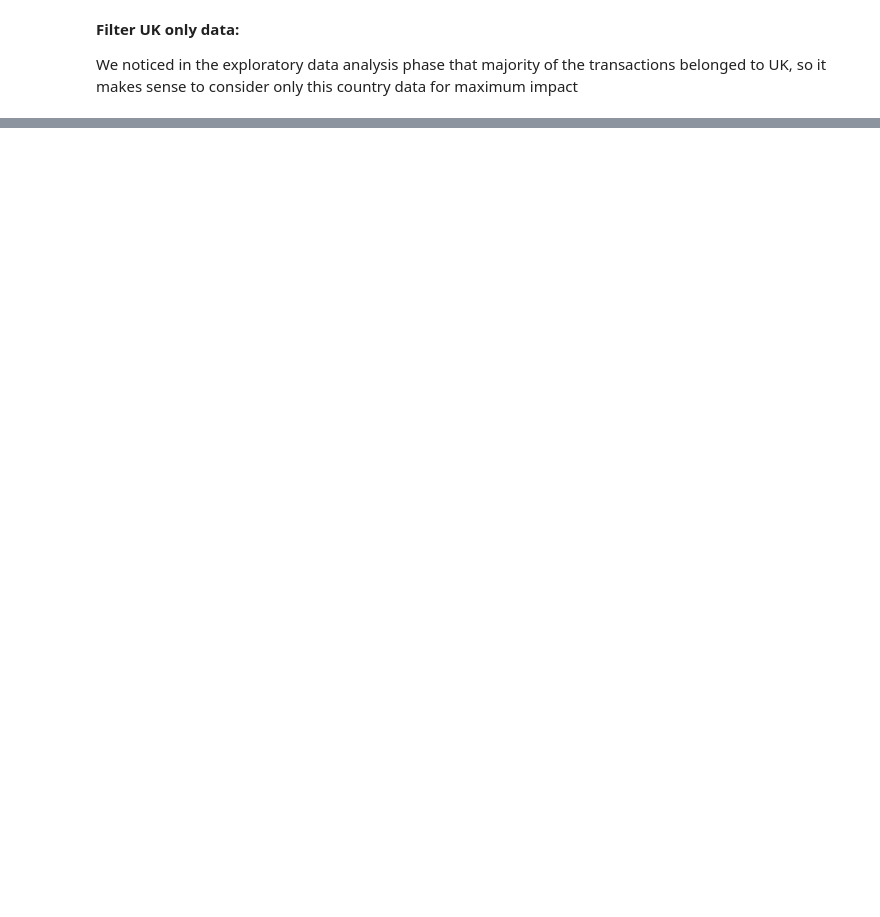
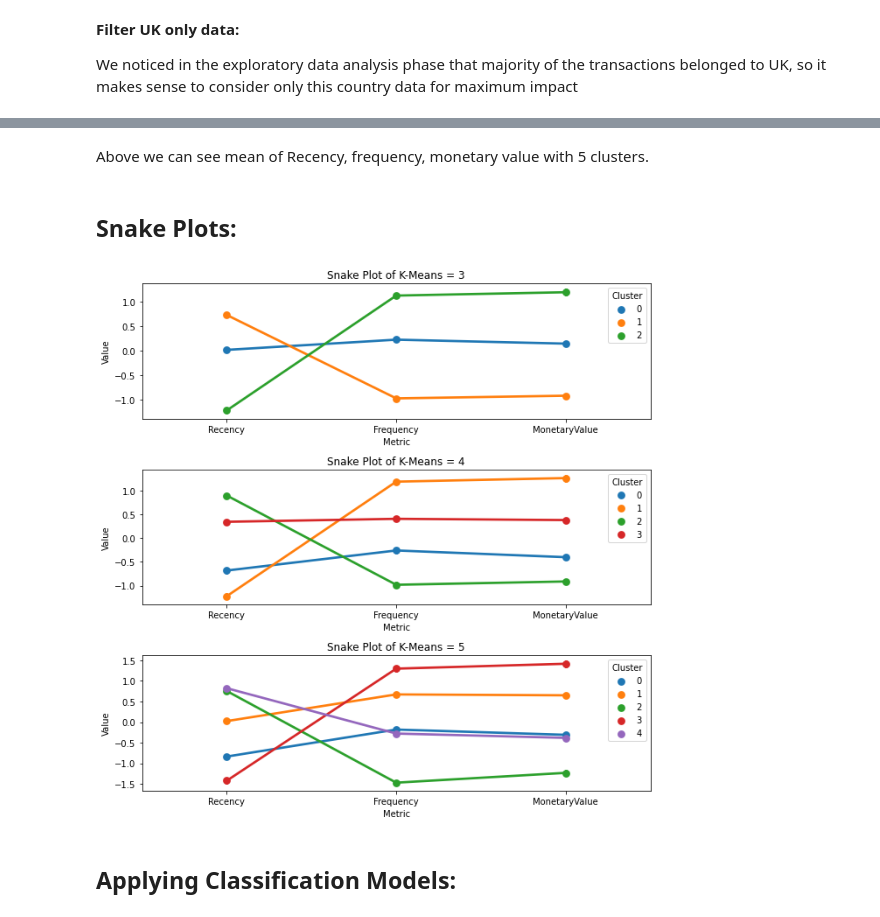
Before and after one commit to Samikshab99/Unsupervised-ML-Customer-Segmentation, a Jupyter notebook: Online_Retail_Customer_Segmentation_Capstone_Project.ipynb, the cells around one changed output, grey strips where cells are left out. Saved outputs shown, nothing was run; the diff lists cells and outputs as text; code cells hidden in the pictures; blank space fills up the shorter version.

```diff
--- a/Online_Retail_Customer_Segmentation_Capstone_Project.ipynb
+++ b/Online_Retail_Customer_Segmentation_Capstone_Project.ipynb
@@ -918,0 +1450,49 @@ We noticed in the exploratory data analysis phase that majority of the transacti
+# %% [markdown]
+Above we can see mean of Recency, frequency, monetary value with 5 clusters.
+# %% [markdown]
+## **Snake Plots:**
+# %%
+#creating function for snake plot
+def snake_plot(normalised_df_rfm, df_rfm_kmeans, df_rfm_original):
+    '''
+    Transform dataframe and plot snakeplot
+    '''
+    # Transform df_normal as df and add cluster column
+    normalised_df_rfm = pd.DataFrame(normalised_df_rfm,
+                                       index=df_rfm.index,
+                                       columns=df_rfm.columns)
+    normalised_df_rfm['Cluster'] = df_rfm_kmeans['Cluster']
+
+    # Melt data into long format
+    df_melt = pd.melt(normalised_df_rfm.reset_index(),
+                        id_vars=['CustomerID', 'Cluster'],
+                        value_vars=['Recency', 'Frequency', 'MonetaryValue'],
+                        var_name='Metric',
+                        value_name='Value')
+
+    plt.xlabel('Metric')
+    plt.ylabel('Value')
+    sns.pointplot(data=df_melt, x='Metric', y='Value', hue='Cluster')
+
+    return
+# %%
+#plotting snake plot
+plt.figure(figsize=(9, 9))
+
+plt.subplot(3, 1, 1)
+plt.title('Snake Plot of K-Means = 3')
+snake_plot(df_rfm_normal, df_rfm_k3, df_rfm)
+
+plt.subplot(3, 1, 2)
+plt.title('Snake Plot of K-Means = 4')
+snake_plot(df_rfm_normal, df_rfm_k4, df_rfm)
+
+plt.subplot(3, 1, 3)
+plt.title('Snake Plot of K-Means = 5')
+snake_plot(df_rfm_normal, df_rfm_k5, df_rfm)
+
+plt.tight_layout()
+# %% [output]
+[figure, added]
+# %% [markdown]
+## **Applying Classification Models:**
```
Also changed, not shown: parts of 61 cells of this notebook.
